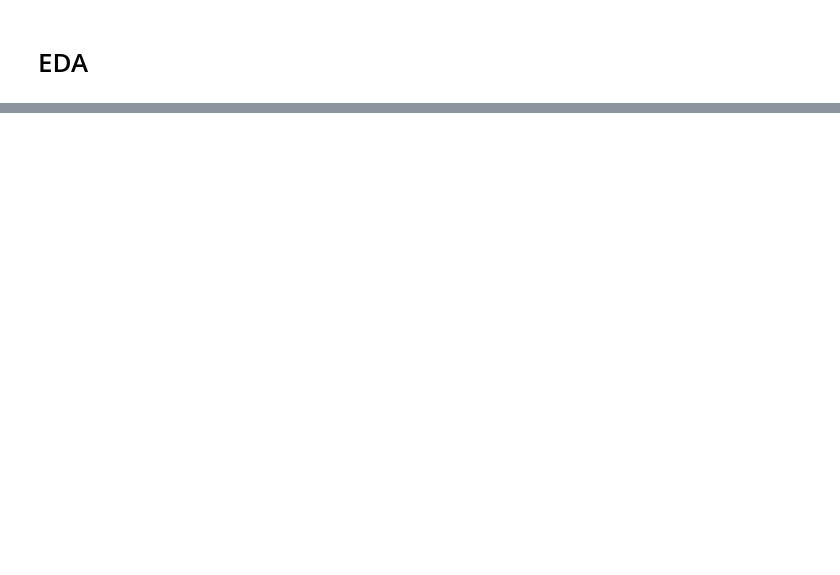
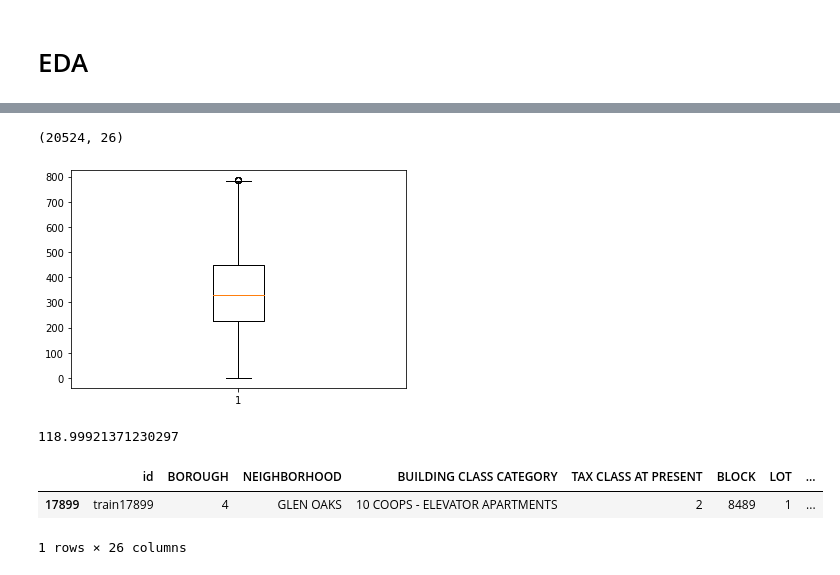
Before and after one commit to evilpegasus/Real-Estate-Price-Prediction, a Jupyter notebook: EDA.ipynb, the cells around one changed output, grey strips where cells are left out. Saved outputs shown, nothing was run; the diff lists cells and outputs as text; code cells hidden in the pictures; blank space fills up the shorter version.

```diff
--- a/EDA.ipynb
+++ b/EDA.ipynb
@@ -44,0 +75,4 @@ sns.countplot(x=X_train['SALE PRICE'], hue=X_train['ZIP CODE']);
+# %%
+df[df["NEIGHBORHOOD"] == "GLEN OAKS"]
+df["PRICE PER GROSS SQFT"] = df["SALE PRICE"] / df["GROSS SQUARE FEET"]
+df[df["SALE PRICE"] < 10000.0]
@@ -44,0 +88,31 @@ sns.countplot(x=X_train['SALE PRICE'], hue=X_train['ZIP CODE']);
+# %%
+# drop rows with 0 gross or land sqft
+df = df.drop(df[df["GROSS SQUARE FEET"] == 0].index)
+df = df.drop(df[df["LAND SQUARE FEET"] == 0].index)
+# %%
+# create column price per sqft
+df["PRICE PER GROSS SQFT"] = df["SALE PRICE"] / df["GROSS SQUARE FEET"]
+# %%
+# remove outliers of price/sqft
+q1 = df['PRICE PER GROSS SQFT'].quantile(.25)
+q3 = df['PRICE PER GROSS SQFT'].quantile(.75)
+iqr = q3 - q1
+
+within_range = (q1 - 1.5*iqr <= df['PRICE PER GROSS SQFT']) & (df['PRICE PER GROSS SQFT'] <= q3 + 1.5*iqr)
+
+df = df[within_range]
+print(df.shape)
+plt.boxplot(df['PRICE PER GROSS SQFT']);
+# %% [output]
+(20524, 26)
+[figure, added]
+# %%
+q1-(q3-q1*1.5)
+# %% [output]
+118.99921371230297
+# %%
+df[df["id"] == "train17899"]
+# %% [output]
+|  | id | BOROUGH | NEIGHBORHOOD | BUILDING CLASS CATEGORY | TAX CLASS AT PRESENT | BLOCK | LOT | ... |
+| 17899 | train17899 | 4 | GLEN OAKS | 10 COOPS - ELEVATOR APARTMENTS | 2 | 8489 | 1 | ... |
+1 rows × 26 columns
```
Also changed, not shown: parts of 11 cells of this notebook.
